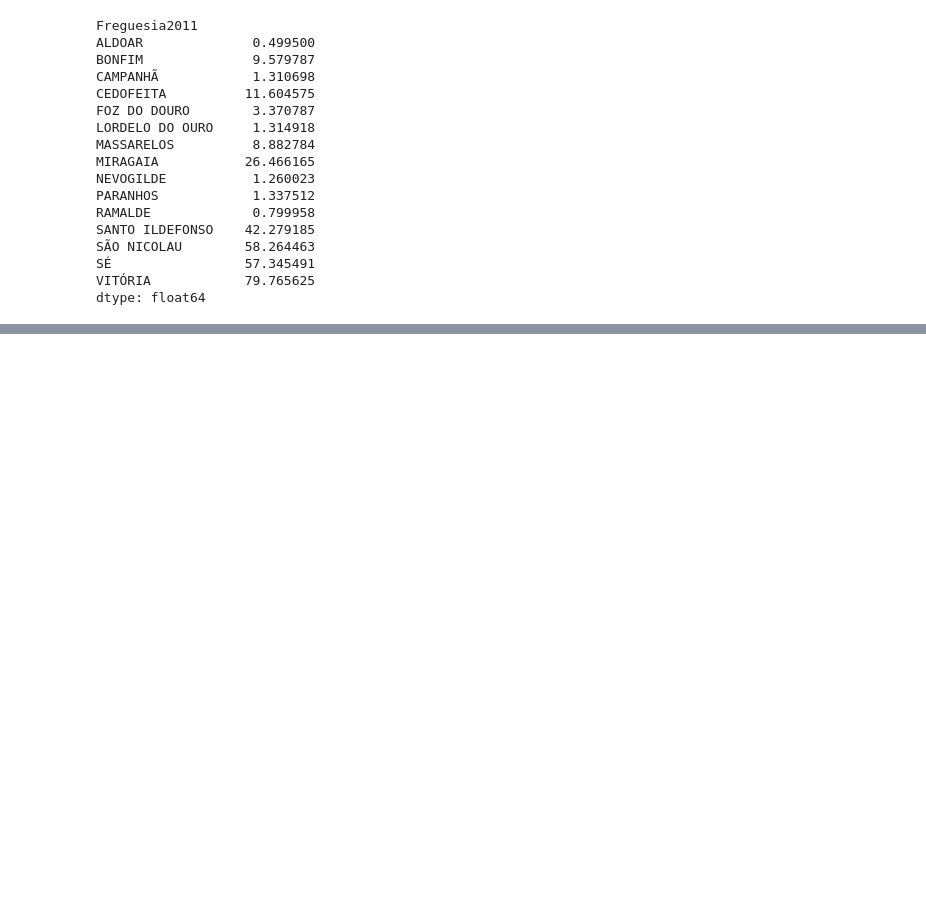
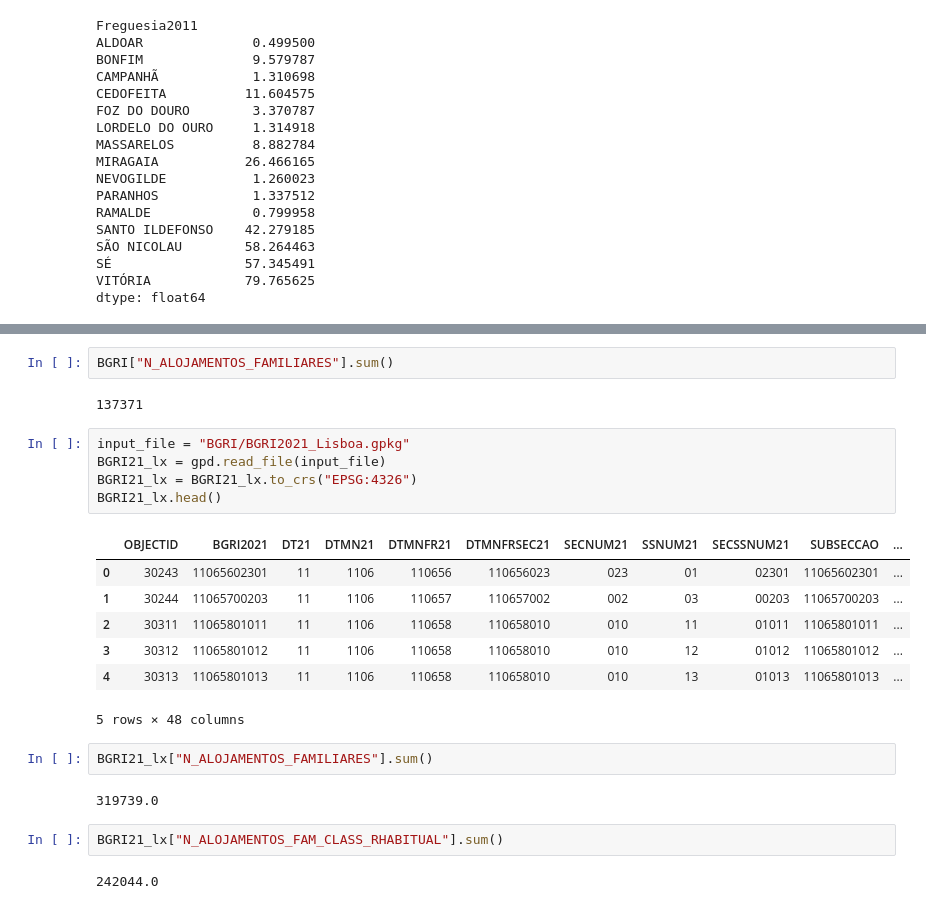
Before and after one commit to drowninginc/desalojamento, a Jupyter notebook: Censos/CensosxRNAL.ipynb, the cells around one changed output, grey strips where cells are left out. Cells and saved outputs as stored; diff of their text form; blank space fills up the shorter version.

```diff
--- a/Censos/CensosxRNAL.ipynb
+++ b/Censos/CensosxRNAL.ipynb
@@ -265,0 +403,25 @@ dtype: float64
+# %%
+BGRI["N_ALOJAMENTOS_FAMILIARES"].sum()
+# %% [output]
+137371
+# %%
+input_file = "BGRI/BGRI2021_Lisboa.gpkg"
+BGRI21_lx = gpd.read_file(input_file)
+BGRI21_lx = BGRI21_lx.to_crs("EPSG:4326")
+BGRI21_lx.head()
+# %% [output]
+|  | OBJECTID | BGRI2021 | DT21 | DTMN21 | DTMNFR21 | DTMNFRSEC21 | SECNUM21 | SSNUM21 | SECSSNUM21 | SUBSECCAO | ... |
+| 0 | 30243 | 11065602301 | 11 | 1106 | 110656 | 110656023 | 023 | 01 | 02301 | 11065602301 | ... |
+| 1 | 30244 | 11065700203 | 11 | 1106 | 110657 | 110657002 | 002 | 03 | 00203 | 11065700203 | ... |
+| 2 | 30311 | 11065801011 | 11 | 1106 | 110658 | 110658010 | 010 | 11 | 01011 | 11065801011 | ... |
+| 3 | 30312 | 11065801012 | 11 | 1106 | 110658 | 110658010 | 010 | 12 | 01012 | 11065801012 | ... |
+| 4 | 30313 | 11065801013 | 11 | 1106 | 110658 | 110658010 | 010 | 13 | 01013 | 11065801013 | ... |
+5 rows × 48 columns
+# %%
+BGRI21_lx["N_ALOJAMENTOS_FAMILIARES"].sum()
+# %% [output]
+319739.0
+# %%
+BGRI21_lx["N_ALOJAMENTOS_FAM_CLASS_RHABITUAL"].sum()
+# %% [output]
+242044.0
```
Also changed, not shown: parts of 16 cells of this notebook, 3 other files.
